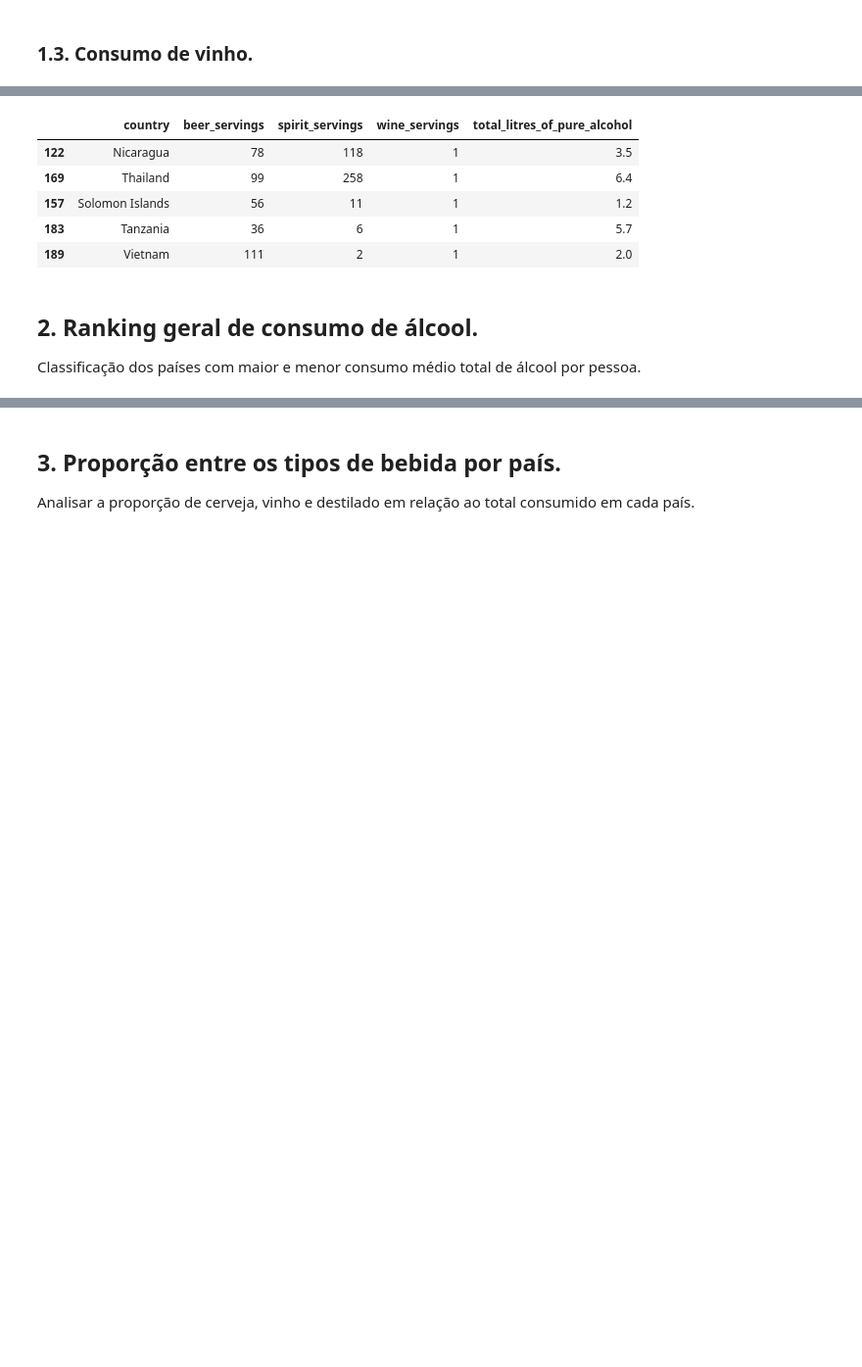
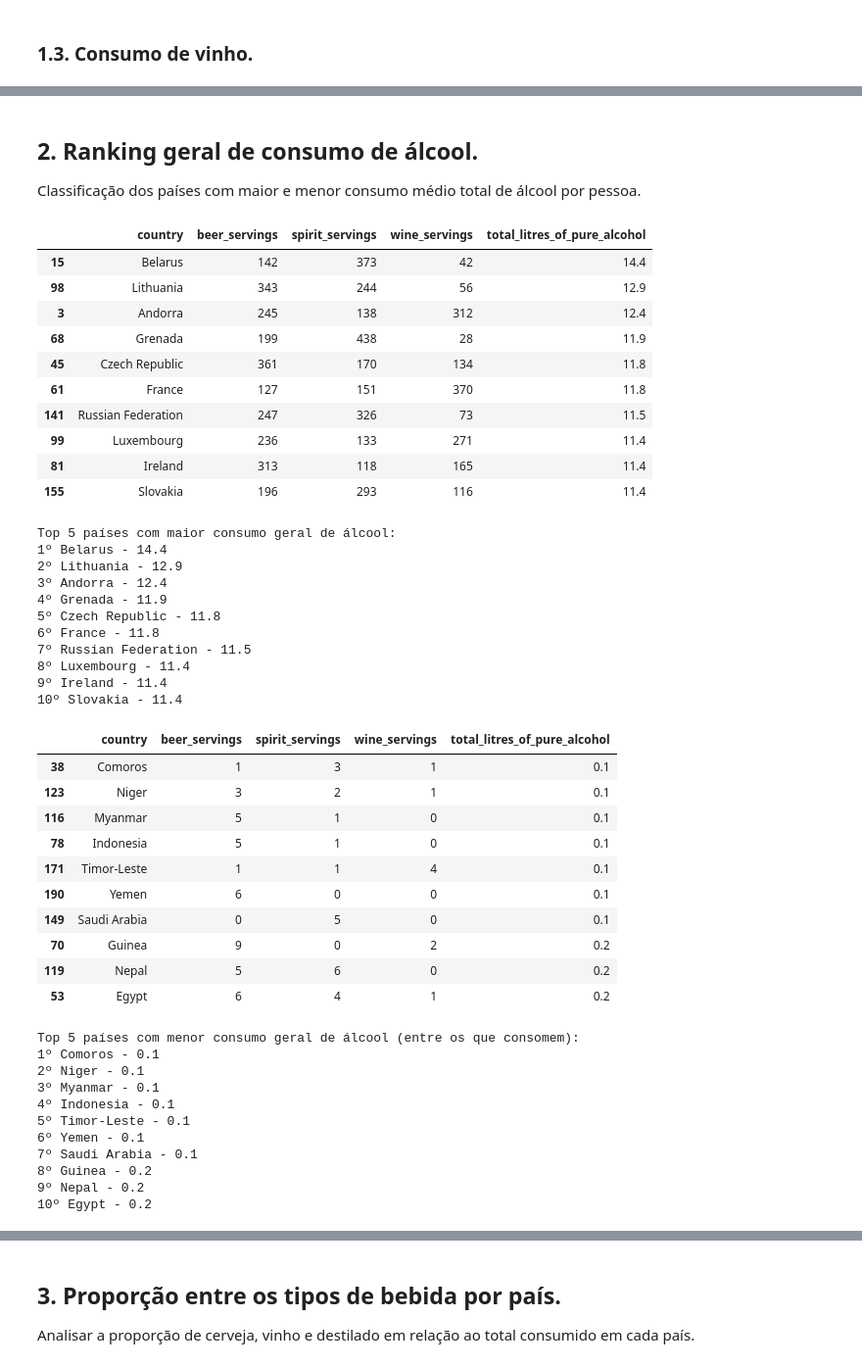
Before and after one commit to leonardopottmayer/data-science-alcohol-consumption-by-country, a Jupyter notebook: src/script.ipynb, the cells around one changed output, grey strips where cells are left out. Shown at 98% size. Drawn from its saved outputs; the diff is of its cells as text; code cells hidden in the pictures; blank space fills up the shorter version.

```diff
--- a/src/script.ipynb
+++ b/src/script.ipynb
@@ -170,15 +325,72 @@ display(df_top_5_wine_servings)
-# %%
-df_bottom_5_wine_servings = df_sorted_by_wine_servings_desc.tail(5)
-display(df_bottom_5_wine_servings)
-# %% [output]
-|  | country | beer_servings | spirit_servings | wine_servings | total_litres_of_pure_alcohol |
-| 122 | Nicaragua | 78 | 118 | 1 | 3.5 |
-| 169 | Thailand | 99 | 258 | 1 | 6.4 |
-| 157 | Solomon Islands | 56 | 11 | 1 | 1.2 |
-| 183 | Tanzania | 36 | 6 | 1 | 5.7 |
-| 189 | Vietnam | 111 | 2 | 1 | 2.0 |
 # %% [markdown]
 ## 2. Ranking geral de consumo de álcool.
 Classificação dos países com maior e menor consumo médio total de álcool por pessoa.
 # %%
-df_sorted_by_total_litres_of_pure_alcohol_desc = df.query('total_litres_of_pure_alcohol > 0').sort_values(by='total_litres_of_pure_alcohol', ascending=False)
+# Número de registros a serem considerados no ranking.
+total_litres_of_pure_alcohol_head_amount = 10
+
+# Filtro de registros que possuem consumo de vinho maior que 0.
+df_total_litres_of_pure_alcohol_grather_than_zero = df.query('total_litres_of_pure_alcohol > 0')
+
+# Registros ordenados de forma decrescente, para obter os maiores valores.
+df_sorted_by_total_litres_of_pure_alcohol_desc = df_total_litres_of_pure_alcohol_grather_than_zero.sort_values(by='total_litres_of_pure_alcohol', ascending=False).head(total_litres_of_pure_alcohol_head_amount)
+
+display(df_sorted_by_total_litres_of_pure_alcohol_desc)
+
+print("\nTop 5 países com maior consumo geral de álcool:")
+for i, row in enumerate(df_sorted_by_total_litres_of_pure_alcohol_desc.itertuples(index=False), start=1):
+    print(f"{i}º {row.country} - {row.total_litres_of_pure_alcohol}")
+
+# Registros ordenados de forma crescente, para obter os menores valores.
+df_sorted_by_total_litres_of_pure_alcohol_asc = df_total_litres_of_pure_alcohol_grather_than_zero.sort_values(by='total_litres_of_pure_alcohol', ascending=True).head(total_litres_of_pure_alcohol_head_amount)
+
+display(df_sorted_by_total_litres_of_pure_alcohol_asc)
+
+print("\nTop 5 países com menor consumo geral de álcool (entre os que consomem):")
+for i, row in enumerate(df_sorted_by_total_litres_of_pure_alcohol_asc.itertuples(index=False), start=1):
+    print(f"{i}º {row.country} - {row.total_litres_of_pure_alcohol}")
+# %% [output]
+|  | country | beer_servings | spirit_servings | wine_servings | total_litres_of_pure_alcohol |
+| 15 | Belarus | 142 | 373 | 42 | 14.4 |
+| 98 | Lithuania | 343 | 244 | 56 | 12.9 |
+| 3 | Andorra | 245 | 138 | 312 | 12.4 |
+| 68 | Grenada | 199 | 438 | 28 | 11.9 |
+| 45 | Czech Republic | 361 | 170 | 134 | 11.8 |
+| 61 | France | 127 | 151 | 370 | 11.8 |
+| 141 | Russian Federation | 247 | 326 | 73 | 11.5 |
+| 99 | Luxembourg | 236 | 133 | 271 | 11.4 |
+| 81 | Ireland | 313 | 118 | 165 | 11.4 |
+| 155 | Slovakia | 196 | 293 | 116 | 11.4 |
+Top 5 países com maior consumo geral de álcool:
+1º Belarus - 14.4
+2º Lithuania - 12.9
+3º Andorra - 12.4
+4º Grenada - 11.9
+5º Czech Republic - 11.8
+6º France - 11.8
+7º Russian Federation - 11.5
+8º Luxembourg - 11.4
+9º Ireland - 11.4
+10º Slovakia - 11.4
+|  | country | beer_servings | spirit_servings | wine_servings | total_litres_of_pure_alcohol |
+| 38 | Comoros | 1 | 3 | 1 | 0.1 |
+| 123 | Niger | 3 | 2 | 1 | 0.1 |
+| 116 | Myanmar | 5 | 1 | 0 | 0.1 |
+| 78 | Indonesia | 5 | 1 | 0 | 0.1 |
+| 171 | Timor-Leste | 1 | 1 | 4 | 0.1 |
+| 190 | Yemen | 6 | 0 | 0 | 0.1 |
+| 149 | Saudi Arabia | 0 | 5 | 0 | 0.1 |
+| 70 | Guinea | 9 | 0 | 2 | 0.2 |
+| 119 | Nepal | 5 | 6 | 0 | 0.2 |
+| 53 | Egypt | 6 | 4 | 1 | 0.2 |
+Top 5 países com menor consumo geral de álcool (entre os que consomem):
+1º Comoros - 0.1
+2º Niger - 0.1
+3º Myanmar - 0.1
+4º Indonesia - 0.1
+5º Timor-Leste - 0.1
+6º Yemen - 0.1
+7º Saudi Arabia - 0.1
+8º Guinea - 0.2
+9º Nepal - 0.2
+10º Egypt - 0.2
```
Also changed, not shown: parts of 17 cells of this notebook.
